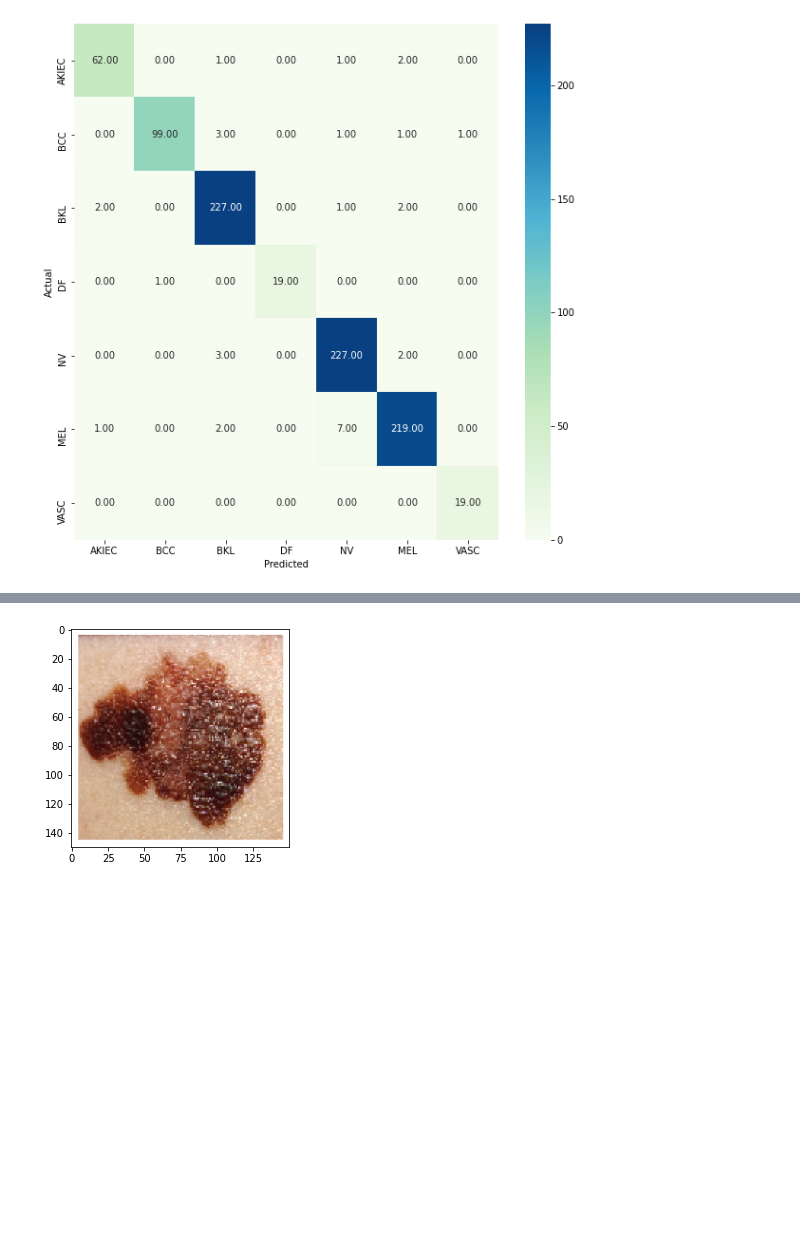
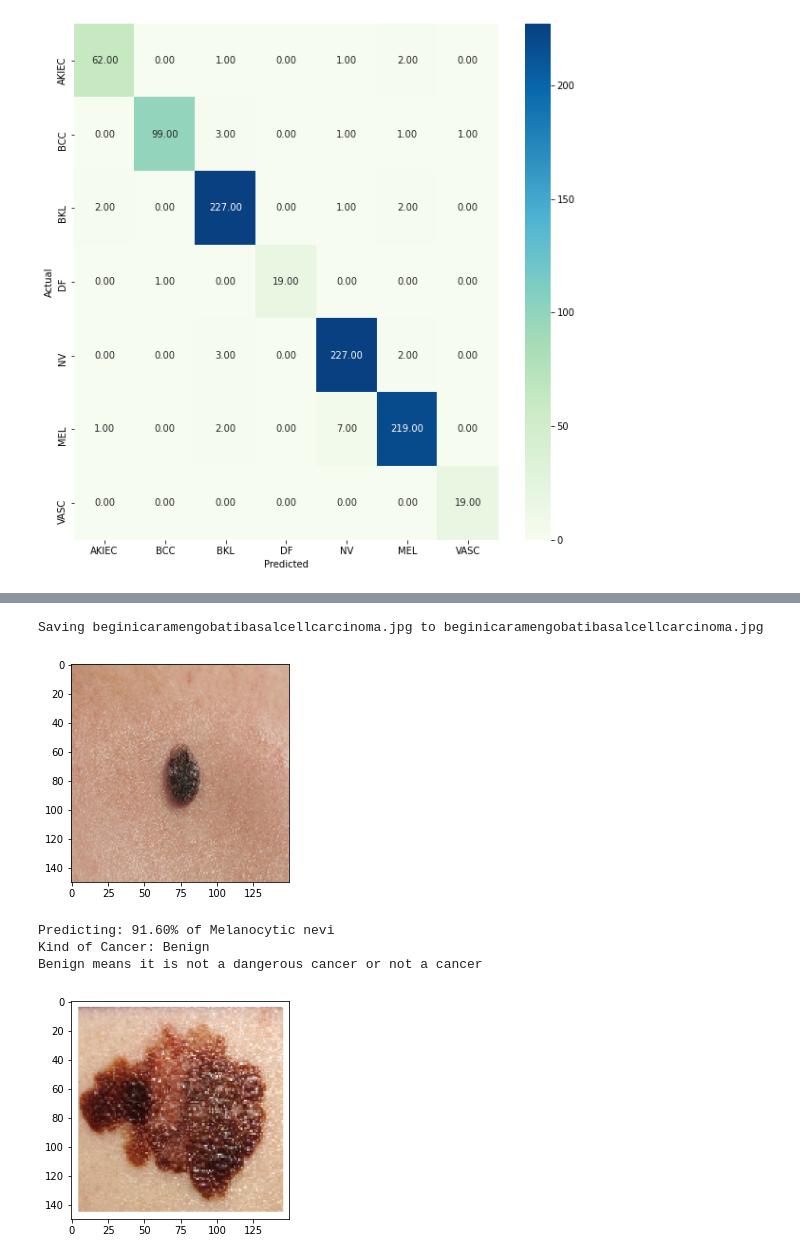
Before and after one commit to faniabdullah/bangkit-final-project, a Jupyter notebook: Machine Learning Development/Trial Model/model_HAM10000.ipynb, the cells around one changed output, grey strips where cells are left out. Cells and saved outputs as stored; diff of their text form; code cells hidden in the pictures; blank space fills up the shorter version.

```diff
--- a/Machine Learning Development/Trial Model/model_HAM10000.ipynb
+++ b/Machine Learning Development/Trial Model/model_HAM10000.ipynb
@@ -308,24 +296,12 @@ len(os.listdir('HAM10000-fix'))
 4515
 # %%
 def define_dataset(csv, unique=False):
-
-  """
-  Define the datasets from CSV
-  This function will be define the datasets
-  from existing metadata csv files
-
-  args:
-    csv : Load CSV files, is required
-
-  """
 
   df = pd.read_csv(csv) # Reading the csv files from pandas
   img = df['image_id'] # Define the Feature
   target = df['cell_type_idx'].values # Define the Labels
 
-  if unique:
-      df['cell_type'].value_counts()
+  if unique: # Counting unique values
+      df['cell_type'].value_counts() # Returning amout of unique value
 
   return img, target
-
-img, target = define_dataset('metadata.csv')
@@ -679,7 +646,7 @@ for fn in uploaded.keys():
   plt.imshow(load_img(path, target_size=(150, 150)))
   plt.show()
 
-  img = load_img(path, target_size=(64, 64))
+  img = load_img(path, target_size=(150, 150))
   img = img_to_array(img)
   img = img.astype(np.float32) / 255
   imgs.append(img)
@@ -696,3 +663,4 @@ if class_names_long[pred[0]] != 'Melanoma':
 else:
   print("Kind of Cancer: Malignant")
   print("Malignant means dangerous and deadliest cancer")
+# %% [output]
@@ -699,3 +668,8 @@ else:
+Saving beginicaramengobatibasalcellcarcinoma.jpg to beginicaramengobatibasalcellcarcinoma.jpg
+[figure, added]
+Predicting: 91.60% of Melanocytic nevi
+Kind of Cancer: Benign
+Benign means it is not a dangerous cancer or not a cancer
 # %%
 # test some picture here
 # Model 3
```
Also changed, not shown: parts of 34 cells of this notebook.
